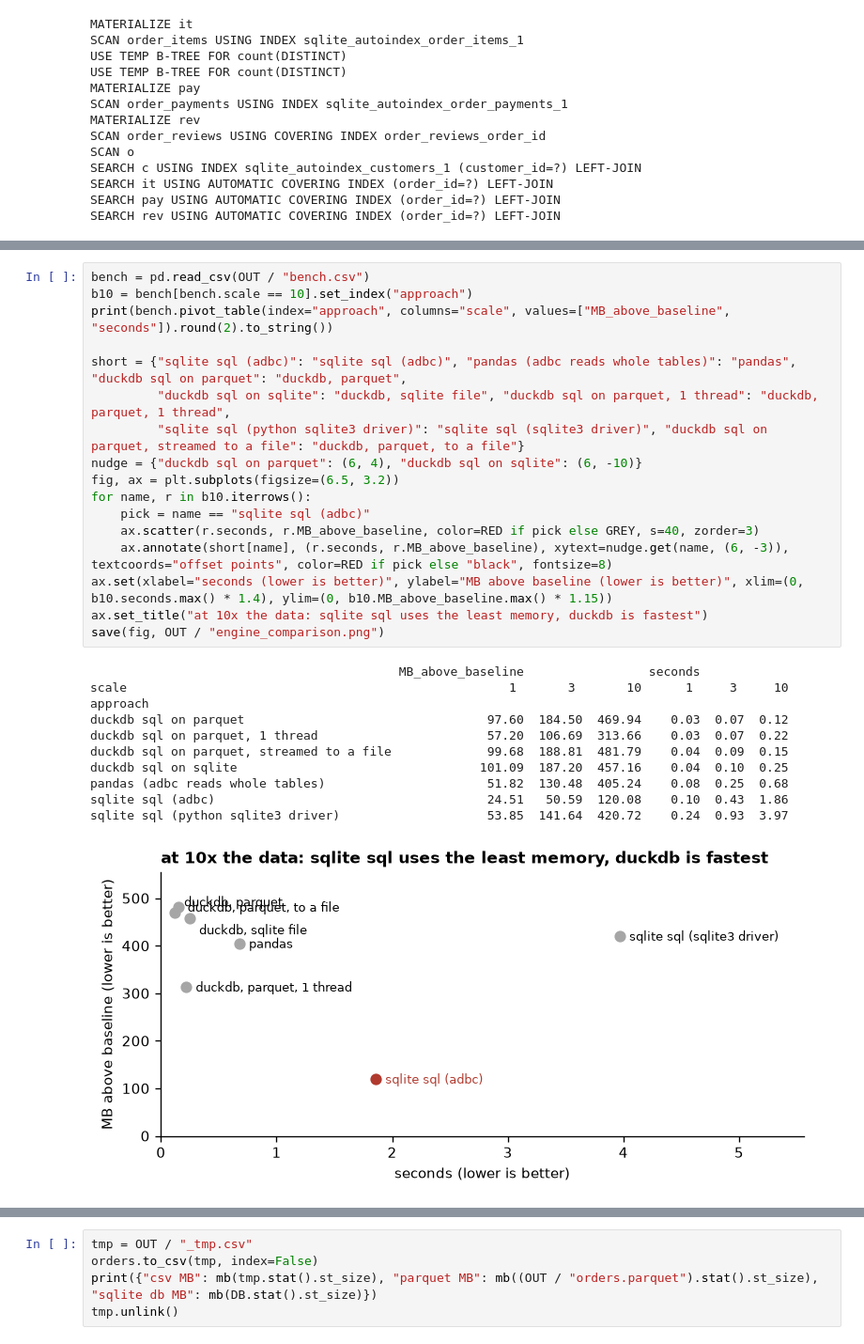
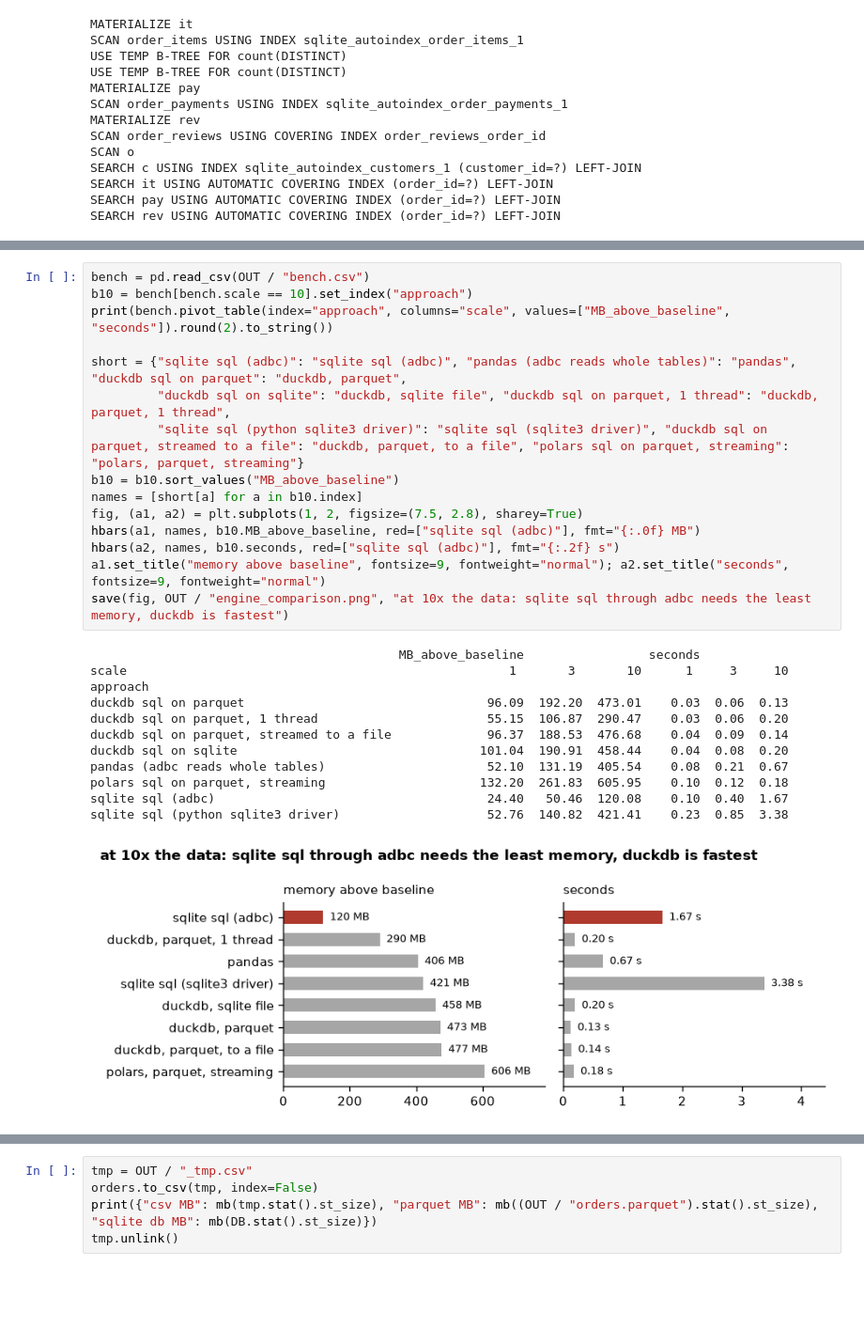
Before and after one commit to 11NOel11/eng2040-assignment1, a Jupyter notebook: pipeline.ipynb, the cells around one changed output, grey strips where cells are left out. Shown at 94% size. Saved outputs shown, nothing was run; the diff lists cells and outputs as text; blank space fills up the shorter version.

Commit message:
refactor: helpers back in the notebook, one bar chart helper, charts for q2 q3 sensitivity, polars in the engine comparison

```diff
--- a/pipeline.ipynb
+++ b/pipeline.ipynb
@@ -145,32 +205,31 @@ estimate written before running. first version (sqlite3 driver): pandas should n
 # %%
 bench = pd.read_csv(OUT / "bench.csv")
 b10 = bench[bench.scale == 10].set_index("approach")
 print(bench.pivot_table(index="approach", columns="scale", values=["MB_above_baseline", "seconds"]).round(2).to_string())
 
 short = {"sqlite sql (adbc)": "sqlite sql (adbc)", "pandas (adbc reads whole tables)": "pandas", "duckdb sql on parquet": "duckdb, parquet",
          "duckdb sql on sqlite": "duckdb, sqlite file", "duckdb sql on parquet, 1 thread": "duckdb, parquet, 1 thread",
-         "sqlite sql (python sqlite3 driver)": "sqlite sql (sqlite3 driver)", "duckdb sql on parquet, streamed to a file": "duckdb, parquet, to a file"}
-nudge = {"duckdb sql on parquet": (6, 4), "duckdb sql on sqlite": (6, -10)}
-fig, ax = plt.subplots(figsize=(6.5, 3.2))
-for name, r in b10.iterrows():
-    pick = name == "sqlite sql (adbc)"
-    ax.scatter(r.seconds, r.MB_above_baseline, color=RED if pick else GREY, s=40, zorder=3)
-    ax.annotate(short[name], (r.seconds, r.MB_above_baseline), xytext=nudge.get(name, (6, -3)), textcoords="offset points", color=RED if pick else "black", fontsize=8)
-ax.set(xlabel="seconds (lower is better)", ylabel="MB above baseline (lower is better)", xlim=(0, b10.seconds.max() * 1.4), ylim=(0, b10.MB_above_baseline.max() * 1.15))
-ax.set_title("at 10x the data: sqlite sql uses the least memory, duckdb is fastest")
-save(fig, OUT / "engine_comparison.png")
+         "sqlite sql (python sqlite3 driver)": "sqlite sql (sqlite3 driver)", "duckdb sql on parquet, streamed to a file": "duckdb, parquet, to a file", "polars sql on parquet, streaming": "polars, parquet, streaming"}
+b10 = b10.sort_values("MB_above_baseline")
+names = [short[a] for a in b10.index]
+fig, (a1, a2) = plt.subplots(1, 2, figsize=(7.5, 2.8), sharey=True)
+hbars(a1, names, b10.MB_above_baseline, red=["sqlite sql (adbc)"], fmt="{:.0f} MB")
+hbars(a2, names, b10.seconds, red=["sqlite sql (adbc)"], fmt="{:.2f} s")
+a1.set_title("memory above baseline", fontsize=9, fontweight="normal"); a2.set_title("seconds", fontsize=9, fontweight="normal")
+save(fig, OUT / "engine_comparison.png", "at 10x the data: sqlite sql through adbc needs the least memory, duckdb is fastest")
 # %% [output]
                                           MB_above_baseline                 seconds
 scale                                                    1       3       10      1     3     10
 approach
-duckdb sql on parquet                                 97.60  184.50  469.94    0.03  0.07  0.12
-duckdb sql on parquet, 1 thread                       57.20  106.69  313.66    0.03  0.07  0.22
-duckdb sql on parquet, streamed to a file             99.68  188.81  481.79    0.04  0.09  0.15
-duckdb sql on sqlite                                 101.09  187.20  457.16    0.04  0.10  0.25
-pandas (adbc reads whole tables)                      51.82  130.48  405.24    0.08  0.25  0.68
-sqlite sql (adbc)                                     24.51   50.59  120.08    0.10  0.43  1.86
-sqlite sql (python sqlite3 driver)                    53.85  141.64  420.72    0.24  0.93  3.97
+duckdb sql on parquet                                 96.09  192.20  473.01    0.03  0.06  0.13
+duckdb sql on parquet, 1 thread                       55.15  106.87  290.47    0.03  0.06  0.20
+duckdb sql on parquet, streamed to a file             96.37  188.53  476.68    0.04  0.09  0.14
+duckdb sql on sqlite                                 101.04  190.91  458.44    0.04  0.08  0.20
+pandas (adbc reads whole tables)                      52.10  131.19  405.54    0.08  0.21  0.67
+polars sql on parquet, streaming                     132.20  261.83  605.95    0.10  0.12  0.18
+sqlite sql (adbc)                                     24.40   50.46  120.08    0.10  0.40  1.67
+sqlite sql (python sqlite3 driver)                    52.76  140.82  421.41    0.23  0.85  3.38
-[figure, old version]
+[figure, new version]
 # %% [markdown]
 the first estimate was wrong. it was made with python's built-in `sqlite3` driver, and with it sql and pandas need the same memory (about 420 vs 405 MB at 10x). that driver makes a python object per value: the 20,000 result rows take about 20 MB as python objects against 7 MB as a dataframe. adbc hands the result over as arrow columns instead, and then sql needs under a third of pandas' memory (120 vs 405 MB at 10x). the gap grows with size since pandas holds every raw row.
 
```
Also changed, not shown: parts of 27 cells of this notebook, 8 other files.
